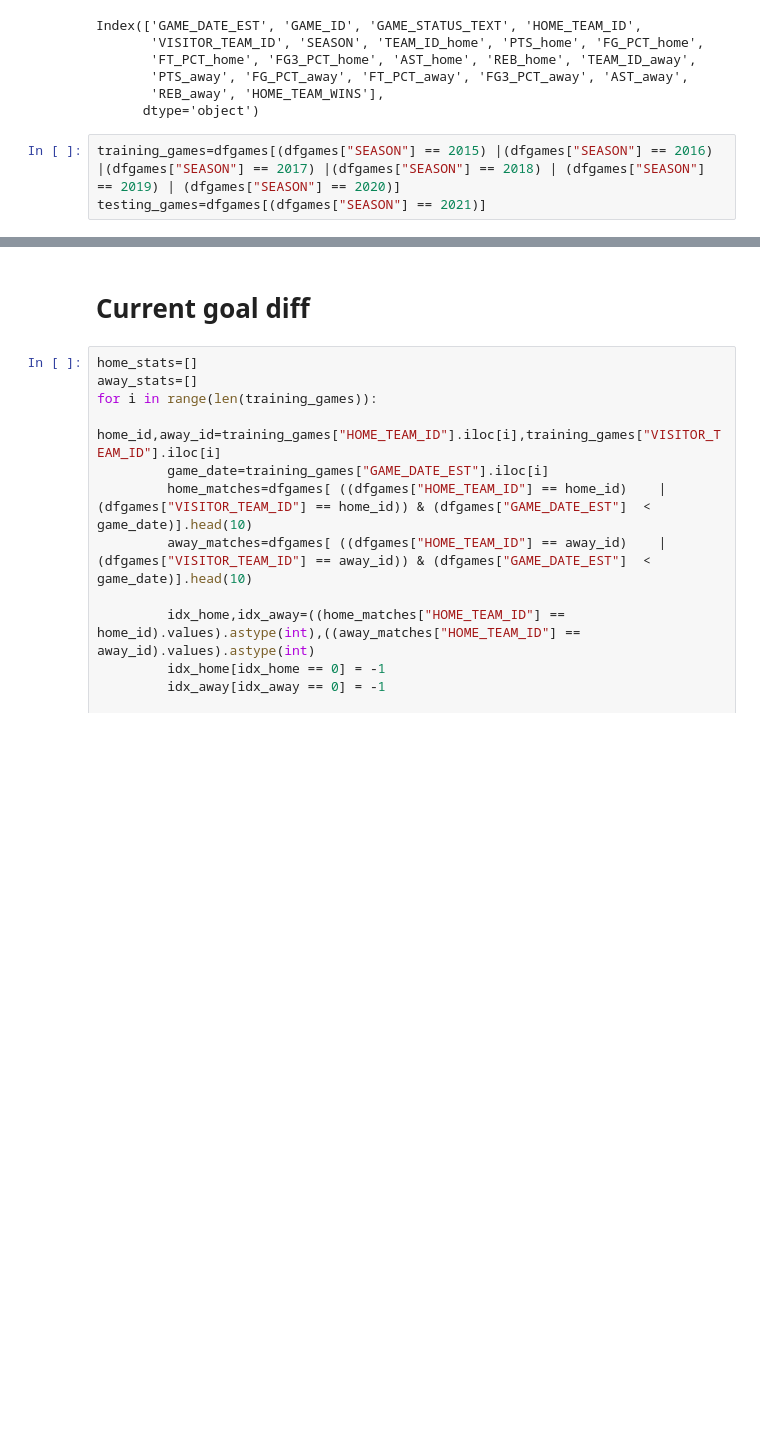
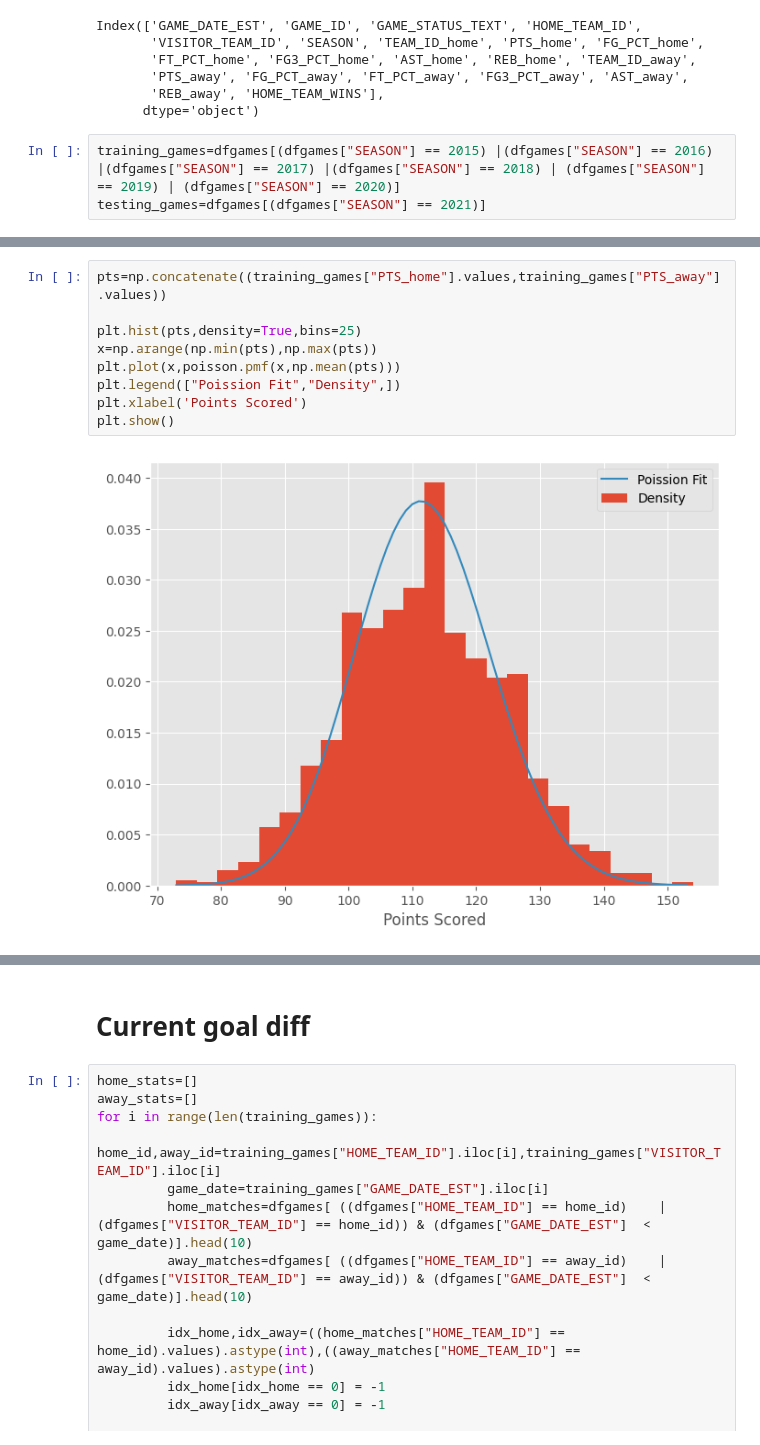
Before and after one commit to Maqerfoo/NBA_predictor, a Jupyter notebook: MBML.ipynb, the cells around one changed output, grey strips where cells are left out. Saved outputs shown, nothing was run; the diff lists cells and outputs as text; blank space fills up the shorter version.

Commit message:
Add files via upload
logistic + plot

```diff
--- a/MBML.ipynb
+++ b/MBML.ipynb
@@ -70,0 +82,11 @@ testing_games=dfgames[(dfgames["SEASON"] == 2021)]
+# %%
+pts=np.concatenate((training_games["PTS_home"].values,training_games["PTS_away"].values))
+
+plt.hist(pts,density=True,bins=25)
+x=np.arange(np.min(pts),np.max(pts))
+plt.plot(x,poisson.pmf(x,np.mean(pts)))
+plt.legend(["Poission Fit","Density",])
+plt.xlabel('Points Scored')
+plt.show()
+# %% [output]
+[figure, added]
```
Also changed, not shown: parts of 33 cells of this notebook.
